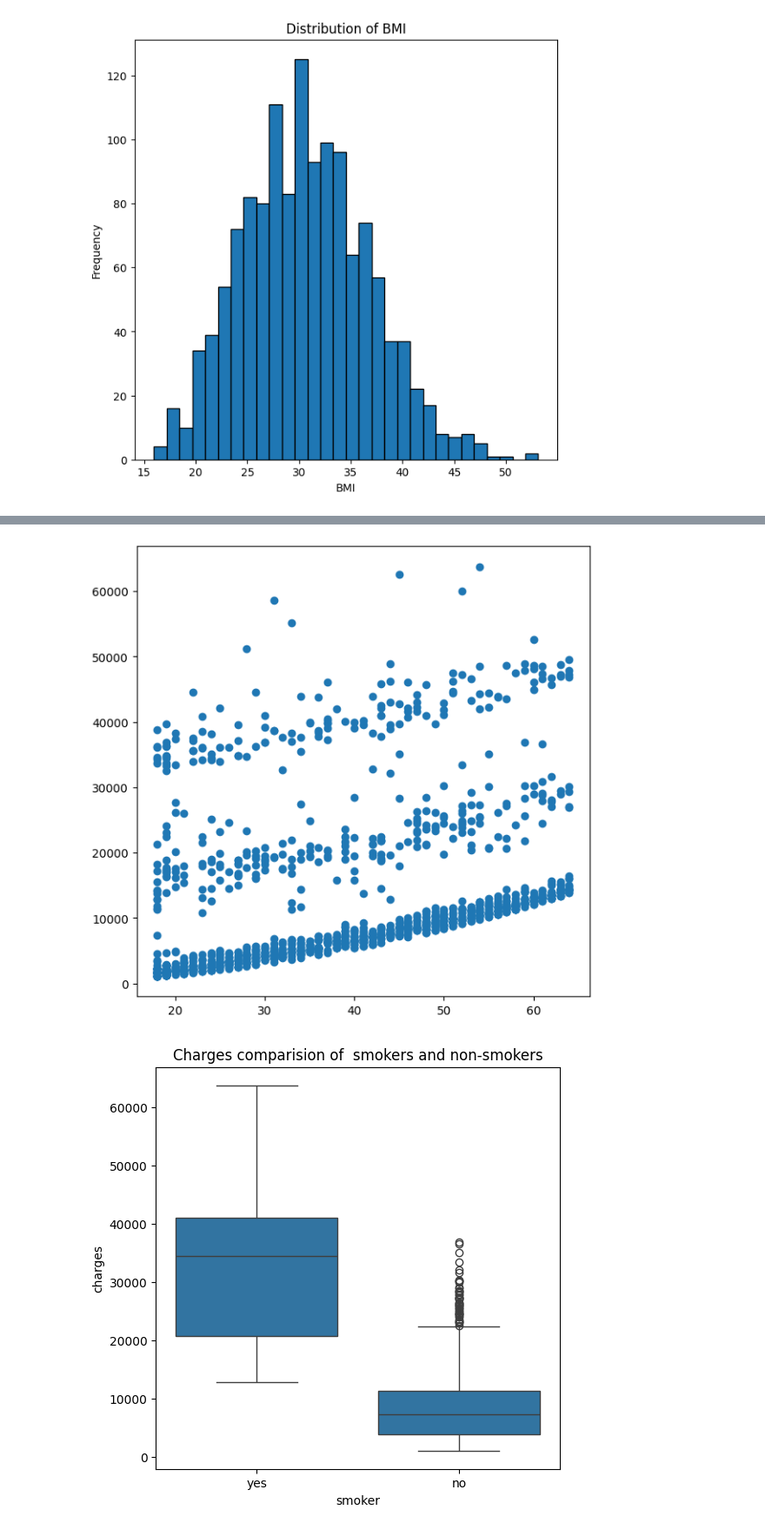
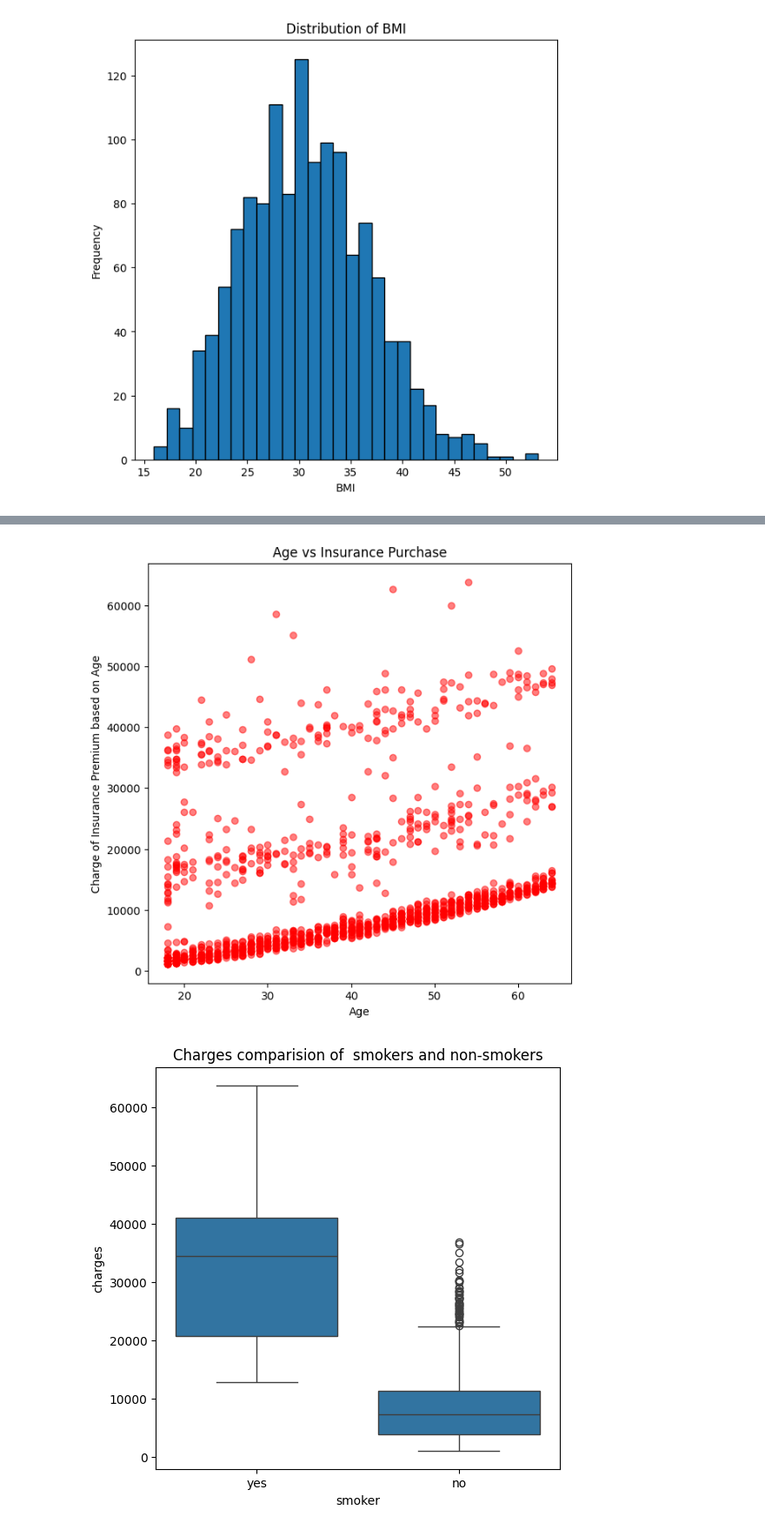
Before and after one commit to Rohan120805/DAVProject, a Jupyter notebook: code.ipynb, the cells around one changed output, grey strips where cells are left out. Shown at 87% size. Saved outputs shown, nothing was run; the diff lists cells and outputs as text; code cells hidden in the pictures.

```diff
--- a/code.ipynb
+++ b/code.ipynb
@@ -48,9 +57,12 @@ plt.show()
 # %%
 plt.figure(figsize=(7,7))
-plt.scatter(x=df["age"],y=df["charges"])
+plt.scatter(df['age'], df['charges'], c='red', alpha=0.5)
+plt.title('Age vs Insurance Purchase')
+plt.xlabel('Age')
+plt.ylabel('Charge of Insurance Premium based on Age')
 plt.show()
 # %% [output]
-[figure, old version]
+[figure, new version]
 # %%
 plt.figure(figsize=(6, 6))
 sns.boxplot(x=df['smoker'], y=df['charges'])
```
Also changed, not shown: parts of 10 cells of this notebook, 2 other files.
